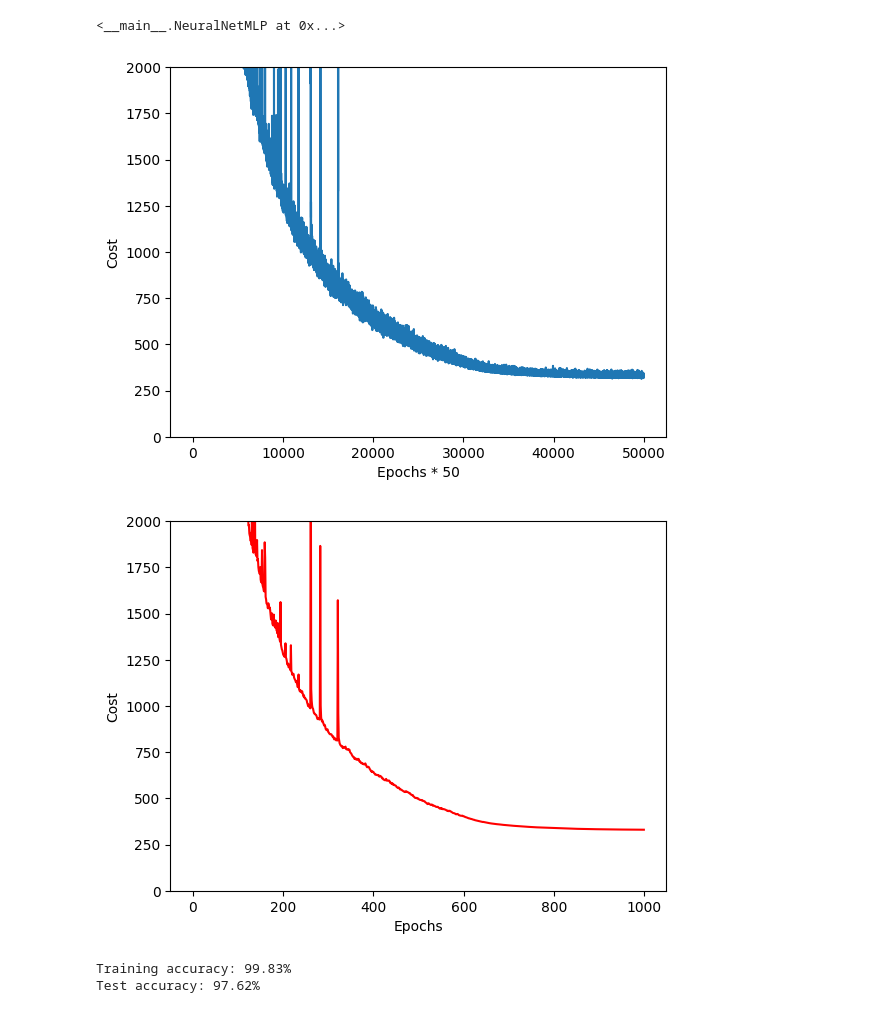
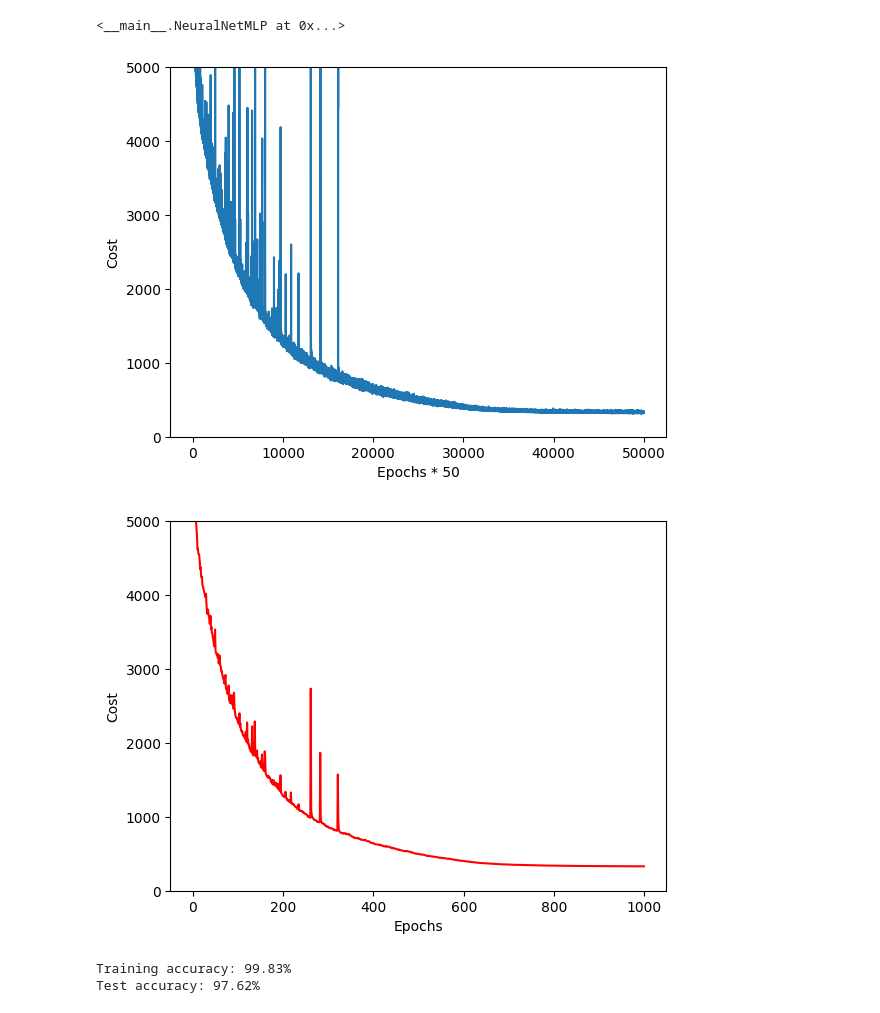
Before and after one commit to maxbhardy/8INF887, a Jupyter notebook: devoir2/devoir2.ipynb, the cells around one changed output. Drawn from its saved outputs; the diff is of its cells as text; code cells hidden in the pictures.

```diff
--- a/devoir2/devoir2.ipynb
+++ b/devoir2/devoir2.ipynb
@@ -245,8 +247,6 @@ class NeuralNetMLP(object):
             one-hot encoded class labels.
         weights : list
             List of 2D arrays containing the weights of the model layers.
-        biases : list
-            List of 1D arrays containing the bias weights of the model layers.
 
         Returns
         ---------
@@ -310,7 +310,7 @@ class NeuralNetMLP(object):
                 "\nor X[[i]] for 1-sample classification"
             )
 
-        forward = self._feedforward(X, self.weights, self.biases)
+        forward = self._feedforward(xp.asarray(X), self.weights, self.biases)
         y_pred = xp.argmax(forward[-1][1], axis=0)
         return y_pred
 
@@ -448,20 +448,20 @@ Epoch: 1000/1000
 # %%
 fig, ax = plt.subplots()
 
 ax.plot(nn.cost_.flatten().get())
-ax.set_ylim([0, 2000])
+ax.set_ylim([0, 5000])
 ax.set_ylabel("Cost")
 ax.set_xlabel("Epochs * 50")
 fig.savefig("./figures/cost.png", dpi=300, bbox_inches="tight")
 # %% [output]
-[figure, old version]
+[figure, new version]
 # %%
 fig, ax = plt.subplots()
 ax.plot(nn.cost_.mean(axis=1).get(), color="red")
-ax.set_ylim([0, 2000])
+ax.set_ylim([0, 5000])
 ax.set_ylabel("Cost")
 ax.set_xlabel("Epochs")
 fig.savefig("./figures/cost2.png", dpi=300, bbox_inches="tight")
 # %% [output]
-[figure, old version]
+[figure, new version]
 # %%
```
Also changed, not shown: parts of 12 cells of this notebook.
